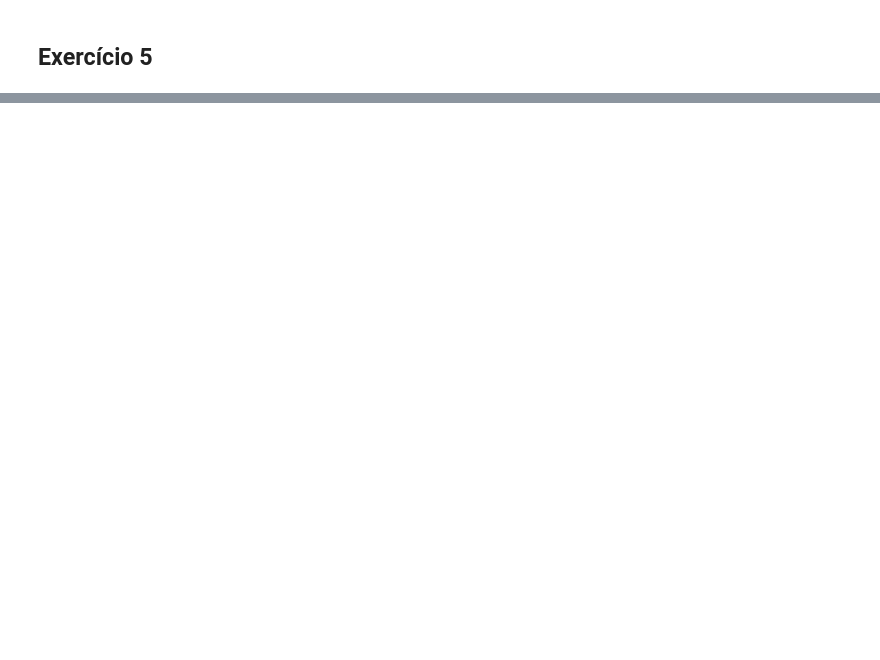
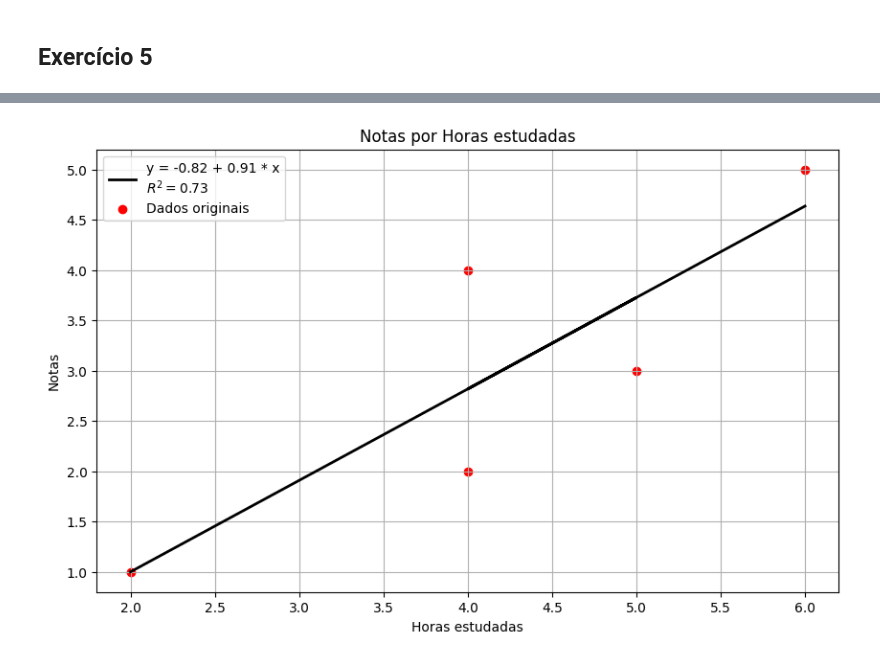
Before and after one commit to Dovaco/Listas_m-todos_2, a Jupyter notebook: Lista2_métodos.ipynb, the cells around one changed output, grey strips where cells are left out. Saved outputs shown, nothing was run; the diff lists cells and outputs as text; code cells hidden in the pictures; blank space fills up the shorter version.

```diff
--- a/Lista2_métodos.ipynb
+++ b/Lista2_métodos.ipynb
@@ -305,0 +291,4 @@ None
+# %%
+regres_linear(horas, notas, 'Horas estudadas', 'Notas', 'Notas por Horas estudadas')
+# %% [output]
+[figure, added]
```
Also changed, not shown: parts of 14 cells of this notebook.
